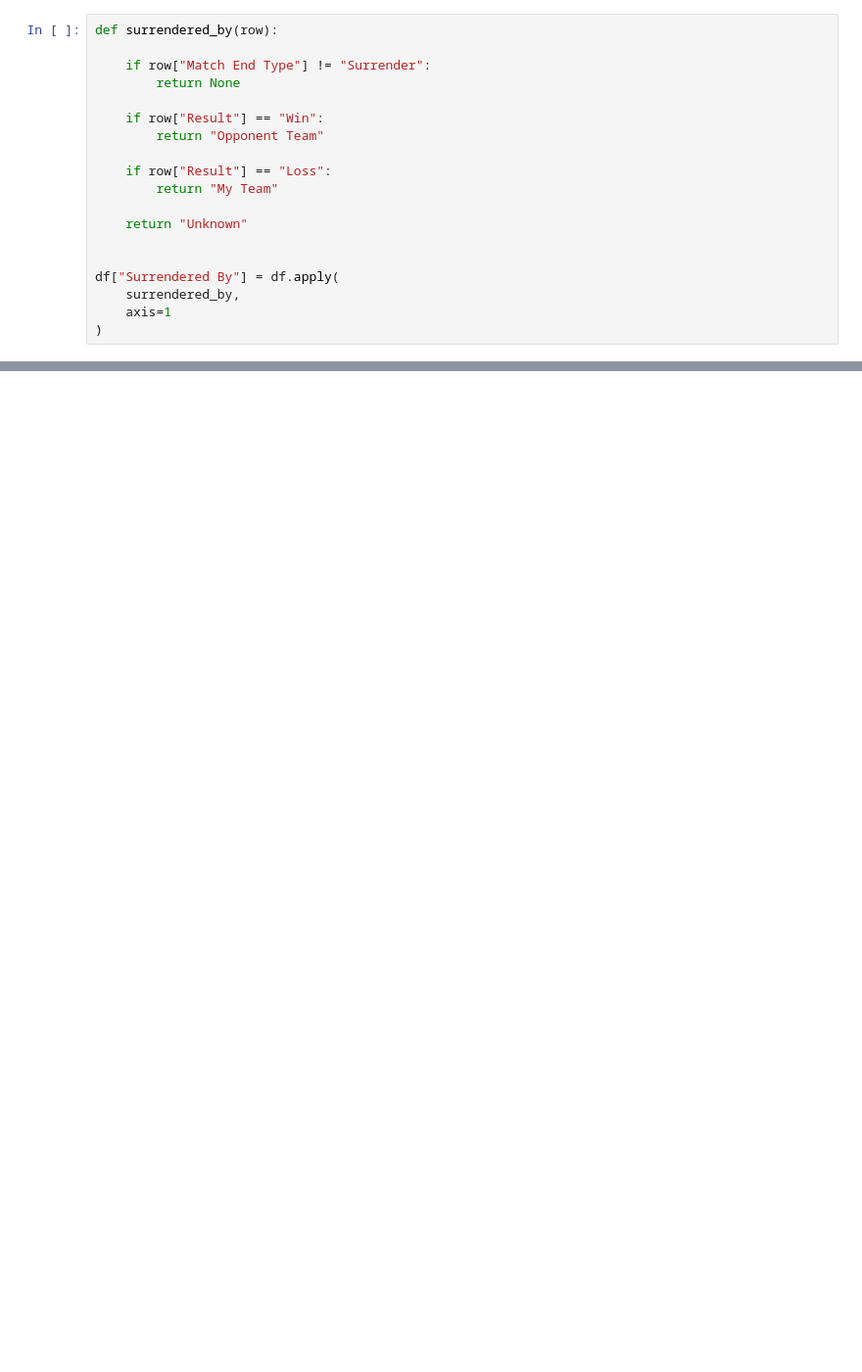
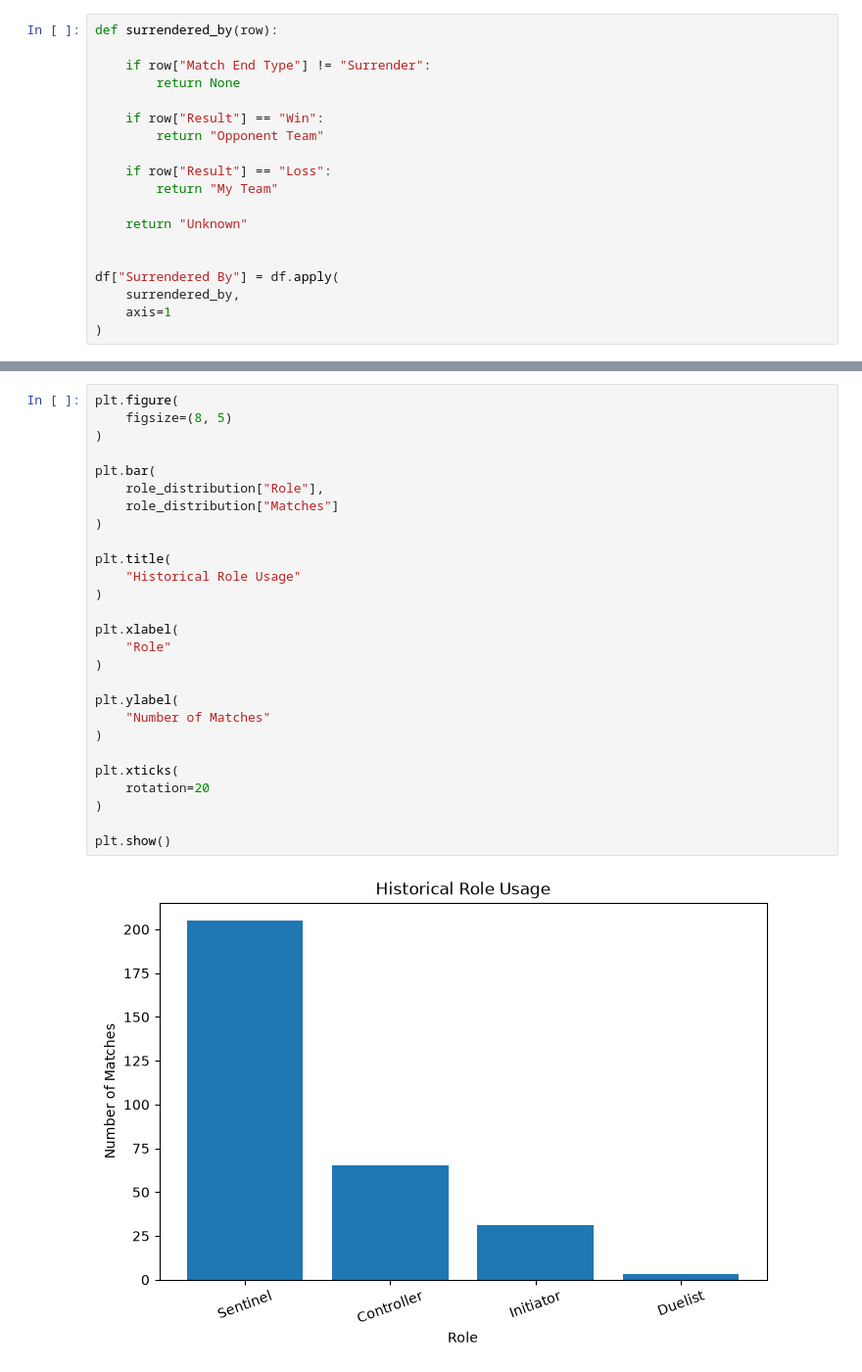
Before and after one commit to hiratanishka/Valorant-Personal-Coach, a Jupyter notebook: notebooks/01_data_exploration.ipynb, the cells around one changed output, grey strips where cells are left out. Shown at 98% size. Cells and saved outputs as stored; diff of their text form; blank space fills up the shorter version.

```diff
--- a/notebooks/01_data_exploration.ipynb
+++ b/notebooks/01_data_exploration.ipynb
@@ -1133,0 +1325,29 @@ df[
+# %%
+plt.figure(
+    figsize=(8, 5)
+)
+
+plt.bar(
+    role_distribution["Role"],
+    role_distribution["Matches"]
+)
+
+plt.title(
+    "Historical Role Usage"
+)
+
+plt.xlabel(
+    "Role"
+)
+
+plt.ylabel(
+    "Number of Matches"
+)
+
+plt.xticks(
+    rotation=20
+)
+
+plt.show()
+# %% [output]
+[figure, added]
```
Also changed, not shown: parts of 42 cells of this notebook, 9 other files.
